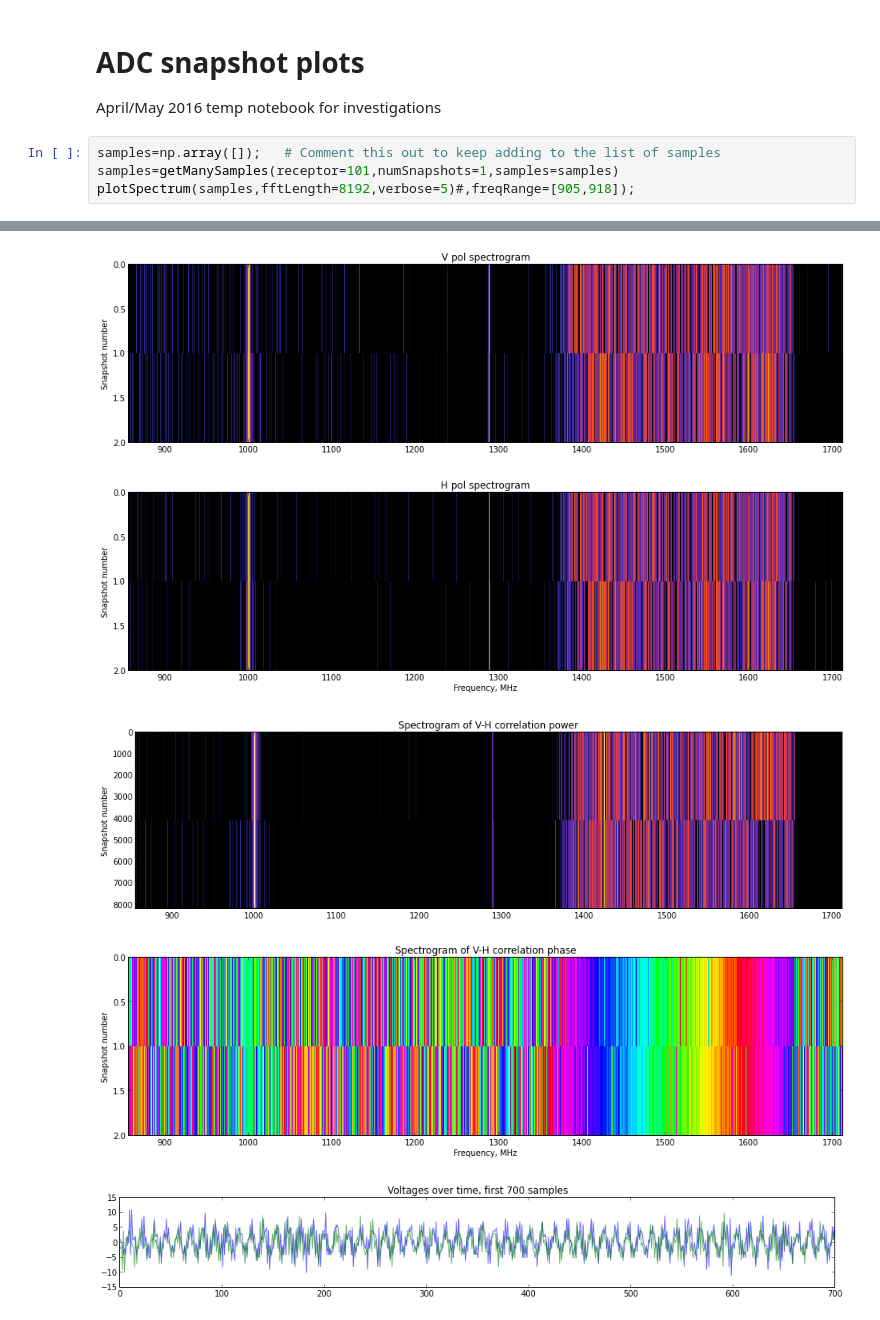
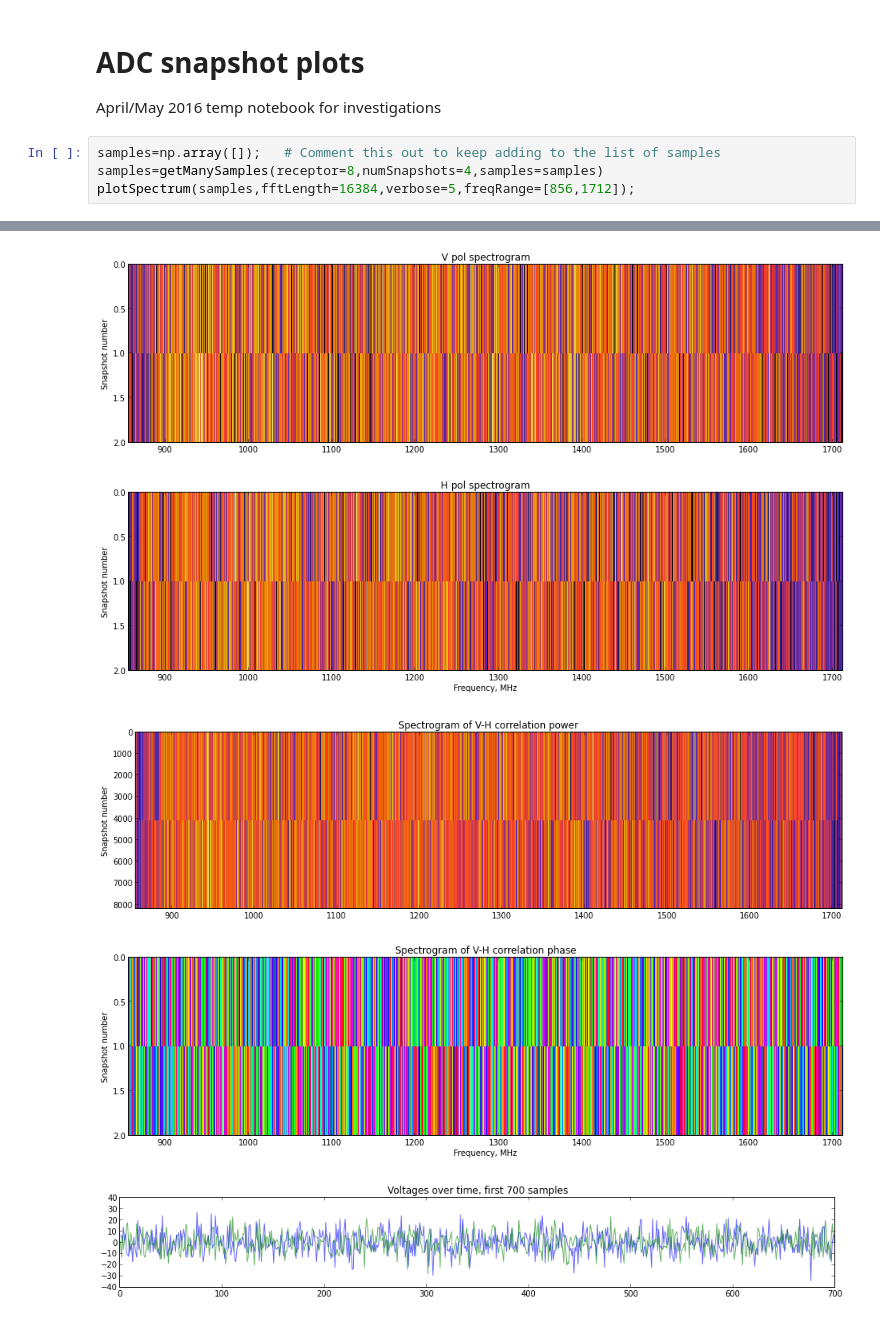
Before and after one commit to thomasska/ipython-notebooks, a Jupyter notebook: ADC snapshots AprilMay 2016.ipynb, the cells around one changed output, grey strips where cells are left out. Drawn from its saved outputs; the diff is of its cells as text.

```diff
--- a/ADC snapshots AprilMay 2016.ipynb
+++ b/ADC snapshots AprilMay 2016.ipynb
@@ -4,6 +4,6 @@ ADC snapshot plots
 April/May 2016 temp notebook for investigations
 # %%
 samples=np.array([]);   # Comment this out to keep adding to the list of samples
-samples=getManySamples(receptor=101,numSnapshots=1,samples=samples)
-plotSpectrum(samples,fftLength=8192,verbose=5)#,freqRange=[905,918]);
+samples=getManySamples(receptor=8,numSnapshots=4,samples=samples)
+plotSpectrum(samples,fftLength=16384,verbose=5,freqRange=[856,1712]);
 # %% [output]
@@ -11,5 +15,5 @@ plotSpectrum(samples,fftLength=8192,verbose=5)#,freqRange=[905,918]);
-[figure, old version]
+[figure, new version]
-[figure, old version]
+[figure, new version]
-[figure, old version]
+[figure, new version]
-[figure, old version]
+[figure, new version]
-[figure, old version]
+[figure, new version]
```
Also changed, not shown: parts of 3 cells of this notebook, 5 other files.
